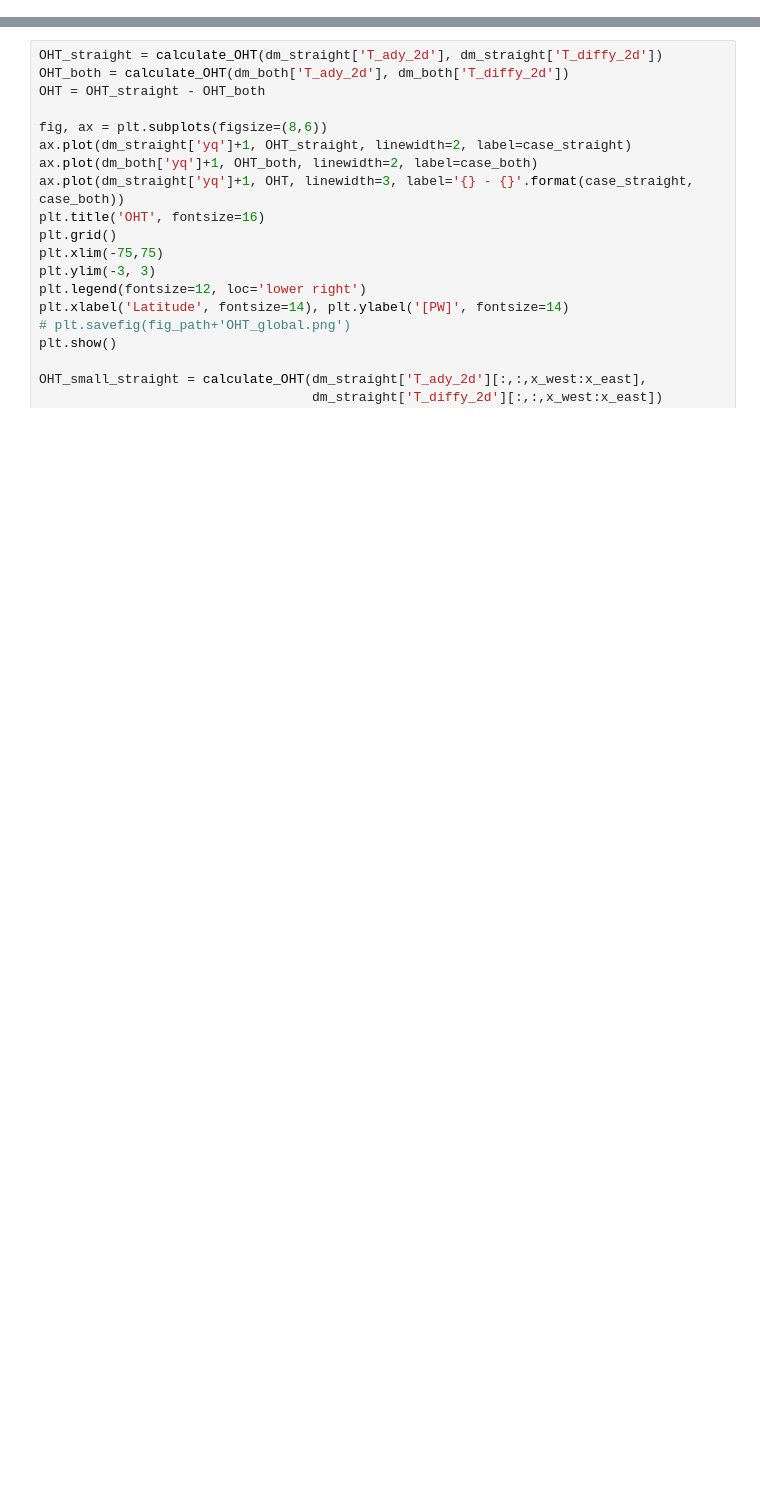
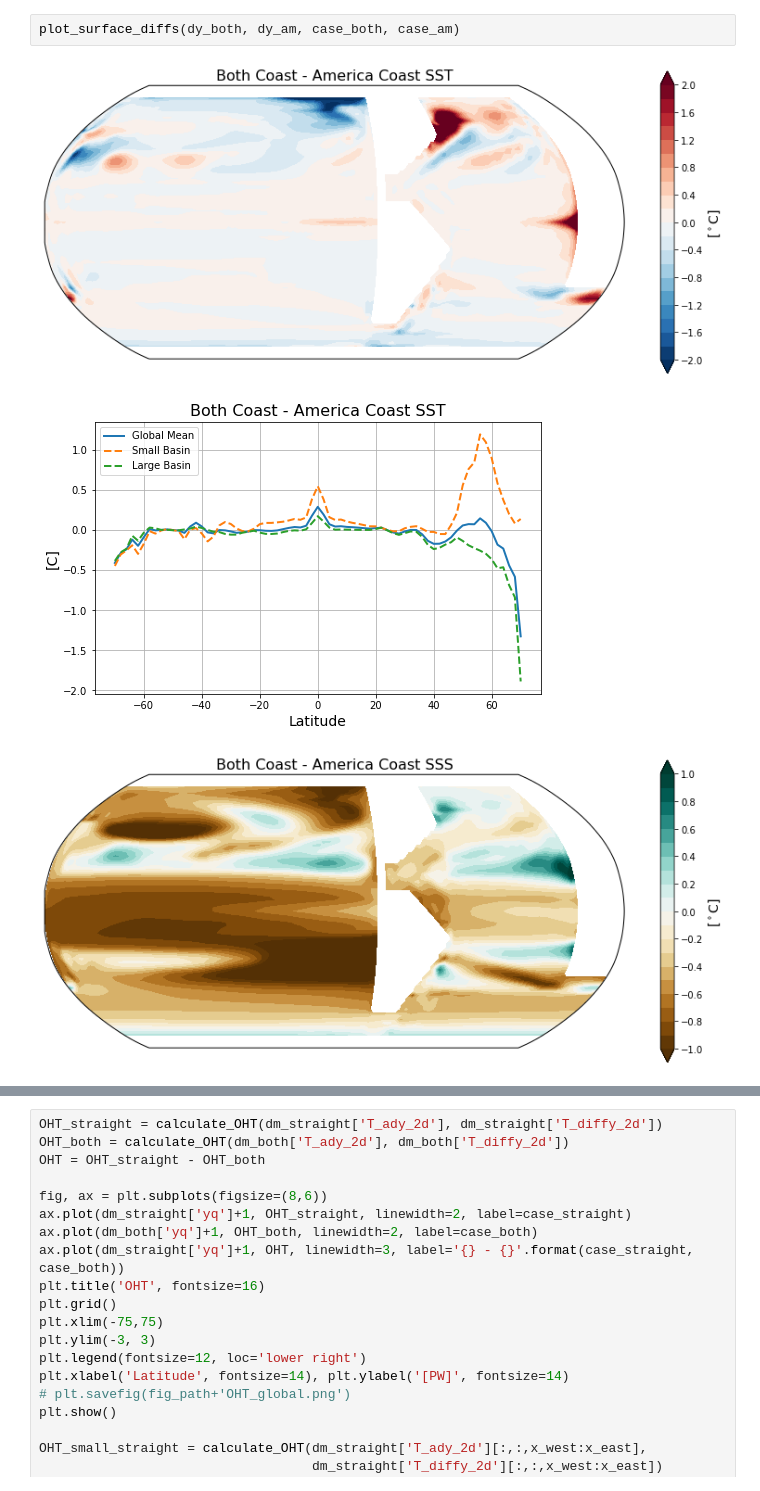
Before and after one commit to s-ragen/AQUA_CODE, a Jupyter notebook: Differences.ipynb, the cells around one changed output, grey strips where cells are left out. Saved outputs shown, nothing was run; the diff lists cells and outputs as text; blank space fills up the shorter version.

```diff
--- a/Differences.ipynb
+++ b/Differences.ipynb
@@ -141,0 +226,6 @@ plt.show()
+# %%
+plot_surface_diffs(dy_both, dy_am, case_both, case_am)
+# %% [output]
+[figure, added]
+[figure, added]
+[figure, added]
```
Also changed, not shown: parts of 16 cells of this notebook.
